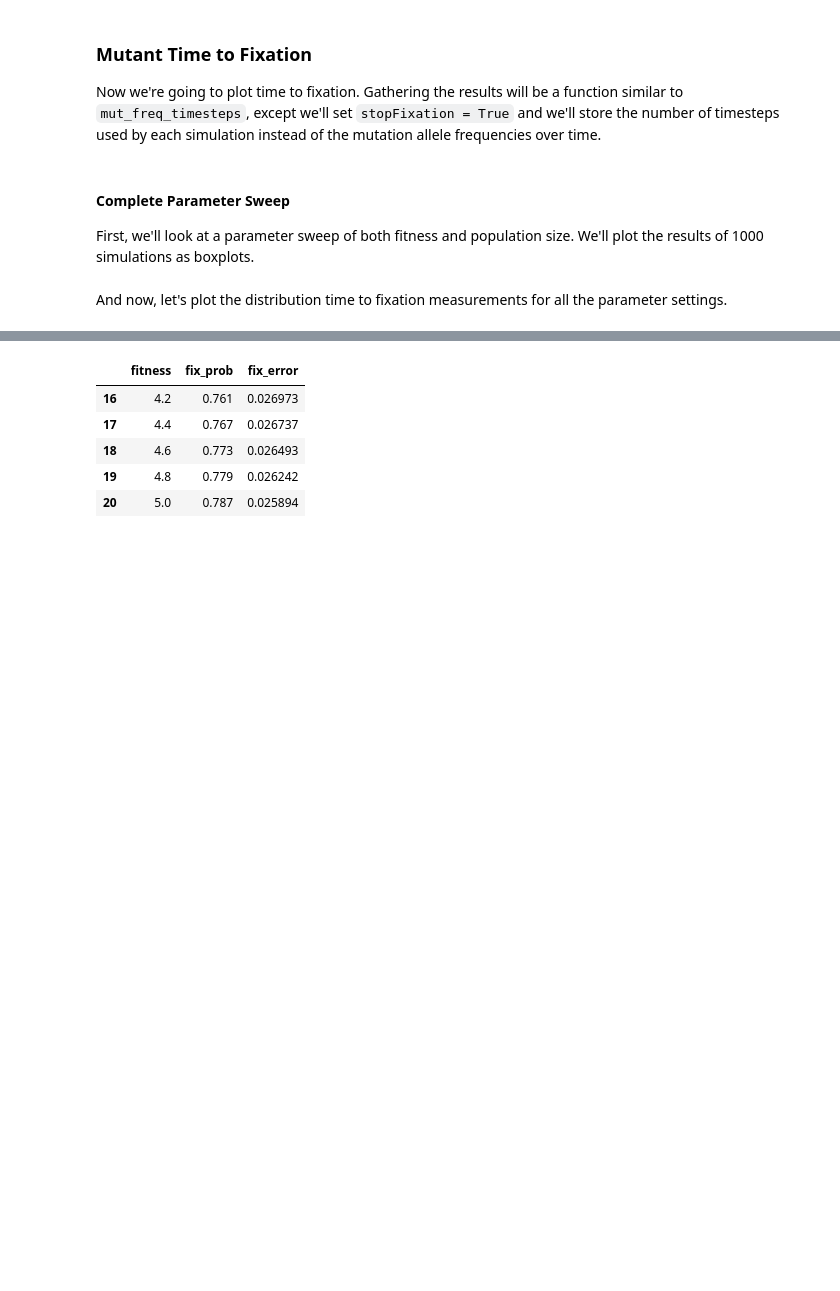
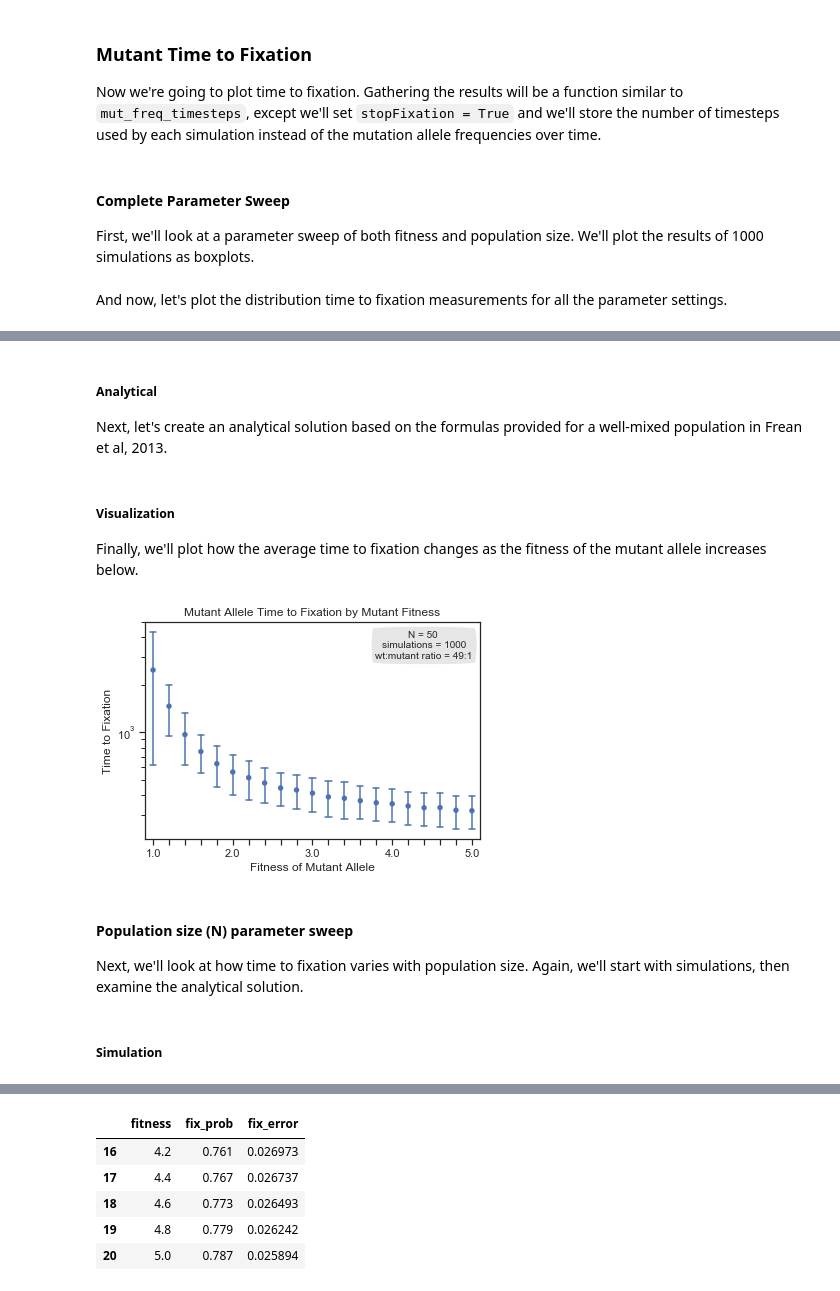
Before and after one commit to jessicascarborough/stochastic-modeling, a Jupyter notebook: stochastic_modeling.ipynb, the cells around one changed output, grey strips where cells are left out. Cells and saved outputs as stored; diff of their text form; code cells hidden in the pictures; blank space fills up the shorter version.

```diff
--- a/stochastic_modeling.ipynb
+++ b/stochastic_modeling.ipynb
@@ -293,0 +364,4 @@ Now, we're going to explore how changing just population size alters the mutant
+# %% [markdown]
+##### Analytical
+
+Next, let's create an analytical solution based on the formulas provided for a well-mixed population in Frean et al, 2013.
@@ -294,3 +382,47 @@ Now, we're going to explore how changing just population size alters the mutant
+# %% [markdown]
+##### Visualization
+
+Finally, we'll plot how the average time to fixation changes as the fitness of the mutant allele increases below.
+# %%
+# Create plot
+ax = sns.pointplot(x = 'fitness', y ='time2fix',
+                  ci="sd",
+                  markers = ".",
+                  errwidth = 1.5,
+                  capsize = 0.4,
+                  join = False,
+                  data=time2fix_results_fit_sweep)
+
+# Log scale y-axis
+ax.set(yscale="log")
+
+# Reset axis tick labels (this prevents weird rounding error for tick labels:)
+x_ticks = ['{:.1f}'.format(x) for x in fitness_range] # convert fitnesses to list of strings
+
+for i,l in enumerate(x_ticks):
+    if(i%5 != 0): x_ticks[i] = '' # skip non-int labels
+
+ax.set_xticklabels(x_ticks)
+
+
+# Annotate plot
+an1 = ax.annotate("N = {} \nsimulations = {}\nwt:mutant ratio = 49:1".format(N_range[0], sim_n),
+                  xy=(17, 3550), xycoords="data",
+                  va="center", ha="center",
+                  bbox=dict(boxstyle="round4,pad=.5", fc="0.9"))
+
+# Fine tune plot
+plt.title("Mutant Allele Time to Fixation by Mutant Fitness")
+plt.xlabel("Fitness of Mutant Allele")
+plt.ylabel("Time to Fixation");
+# %% [output]
+[figure, added]
+# %% [markdown]
+#### Population size (N) parameter sweep
+
+Next, we'll look at how time to fixation varies with population size. Again, we'll start with simulations, then examine the analytical solution.
+# %% [markdown]
+##### Simulation
 # %%
 fitness_range = [1.1] #fitness ratio of mutant:wt allele
 N_range = np.arange(5, 105, 5) # population size
```
Also changed, not shown: parts of 47 cells of this notebook.
